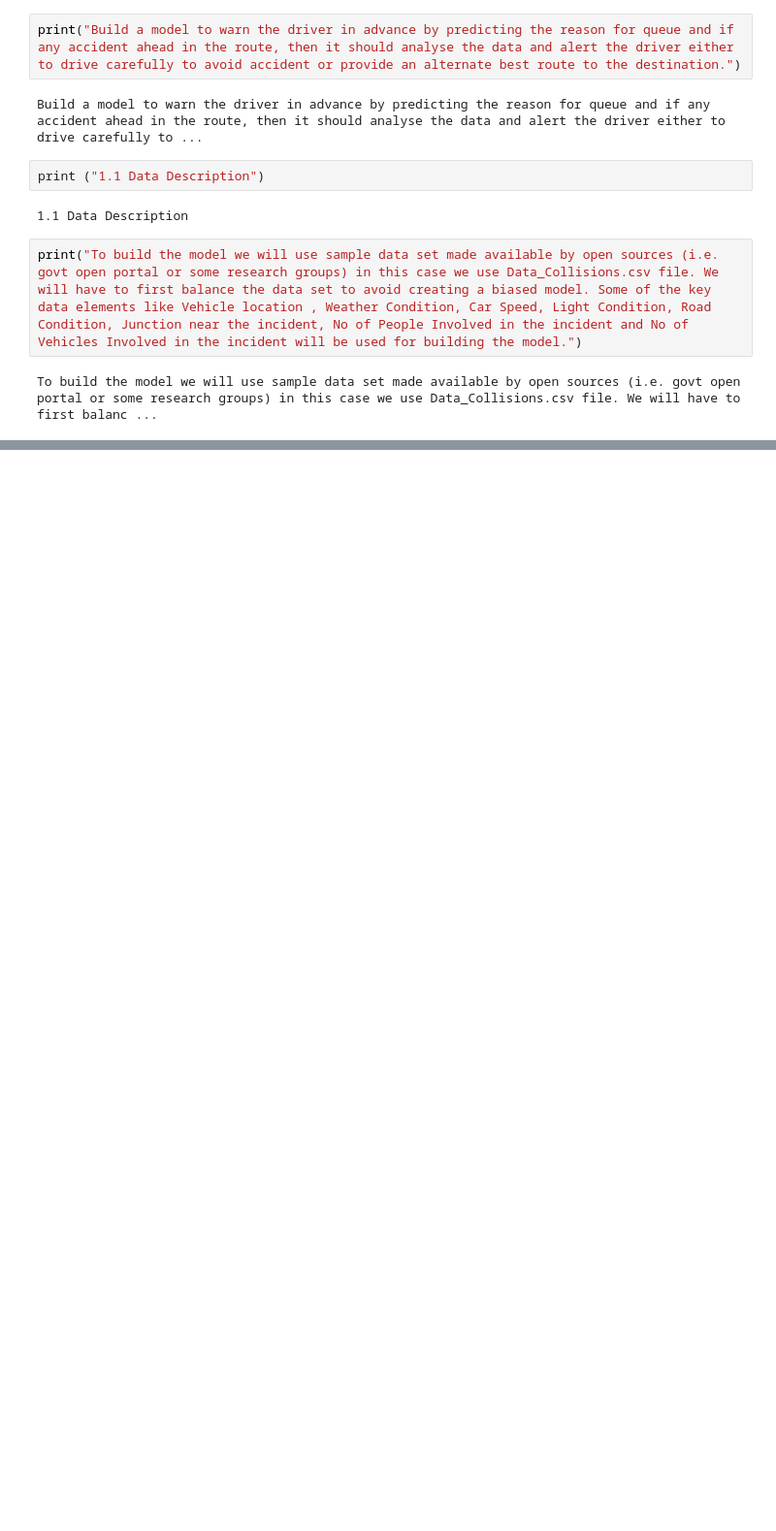
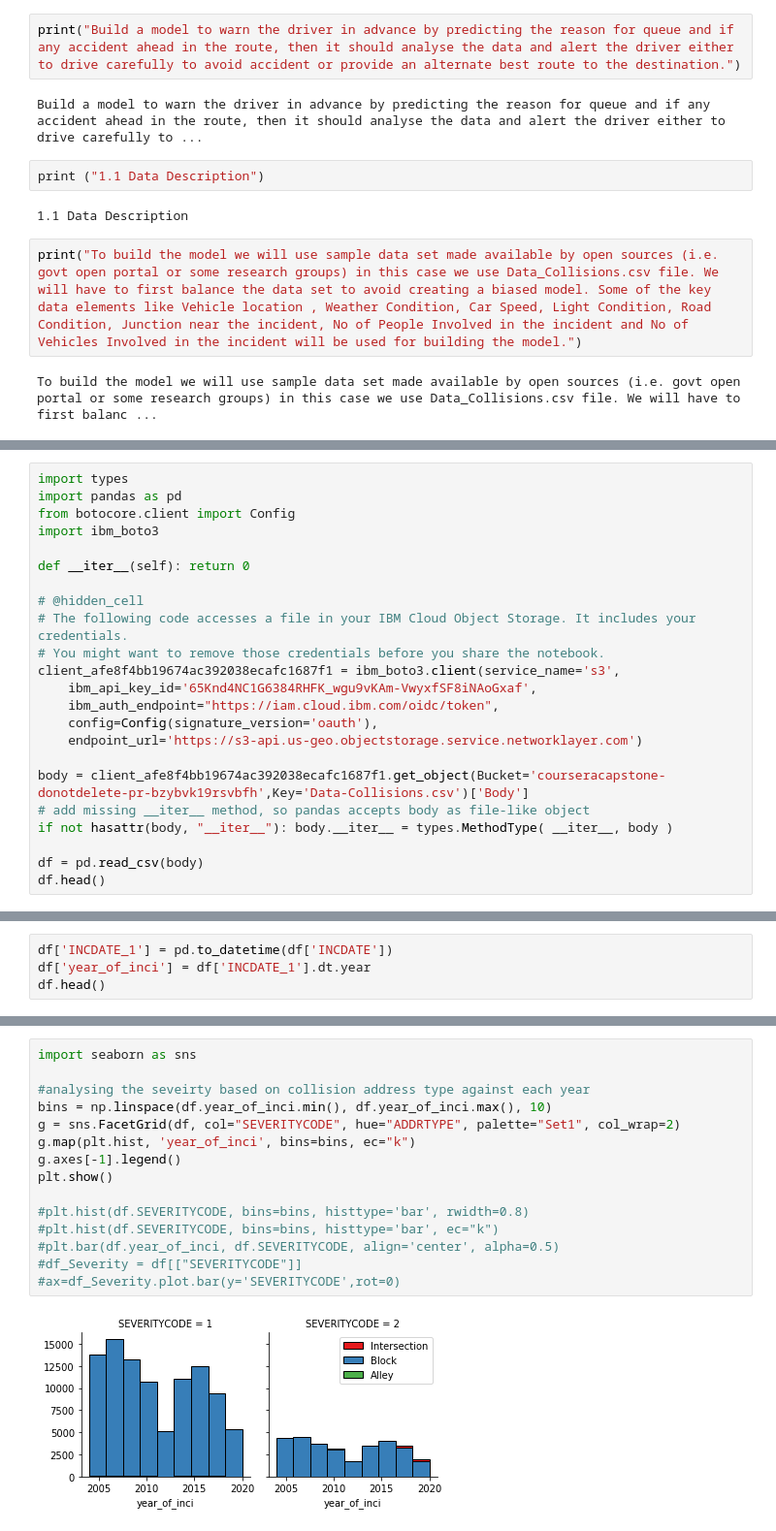
Before and after one commit to willis9974/New-Coursera_Capstone, a Jupyter notebook: Warning_Driver_Predcit_Incident.ipynb, the cells around one changed output, grey strips where cells are left out. Shown: that part at 97% size. Saved outputs shown, nothing was run; the diff lists cells and outputs as text; blank space fills up the shorter version.

```diff
--- a/Warning_Driver_Predcit_Incident.ipynb
+++ b/Warning_Driver_Predcit_Incident.ipynb
@@ -16,0 +27,23 @@ To build the model we will use sample data set made available by open sources (i
+# %%
+import types
+import pandas as pd
+from botocore.client import Config
+import ibm_boto3
+
+def __iter__(self): return 0
+
+# @hidden_cell
+# The following code accesses a file in your IBM Cloud Object Storage. It includes your credentials.
+# You might want to remove those credentials before you share the notebook.
+client_afe8f4bb19674ac392038ecafc1687f1 = ibm_boto3.client(service_name='s3',
+    ibm_api_key_id='65Knd4NC1G6384RHFK_wgu9vKAm-VwyxfSF8iNAoGxaf',
+    ibm_auth_endpoint="https://iam.cloud.ibm.com/oidc/token",
+    config=Config(signature_version='oauth'),
+    endpoint_url='https://s3-api.us-geo.objectstorage.service.networklayer.com')
+
+body = client_afe8f4bb19674ac392038ecafc1687f1.get_object(Bucket='courseracapstone-donotdelete-pr-bzybvk19rsvbfh',Key='Data-Collisions.csv')['Body']
+# add missing __iter__ method, so pandas accepts body as file-like object
+if not hasattr(body, "__iter__"): body.__iter__ = types.MethodType( __iter__, body )
+
+df = pd.read_csv(body)
+df.head()
@@ -16,0 +146,4 @@ To build the model we will use sample data set made available by open sources (i
+# %%
+df['INCDATE_1'] = pd.to_datetime(df['INCDATE'])
+df['year_of_inci'] = df['INCDATE_1'].dt.year
+df.head()
@@ -16,0 +178,17 @@ To build the model we will use sample data set made available by open sources (i
+# %%
+import seaborn as sns
+
+#analysing the seveirty based on collision address type against each year
+bins = np.linspace(df.year_of_inci.min(), df.year_of_inci.max(), 10)
+g = sns.FacetGrid(df, col="SEVERITYCODE", hue="ADDRTYPE", palette="Set1", col_wrap=2)
+g.map(plt.hist, 'year_of_inci', bins=bins, ec="k")
+g.axes[-1].legend()
+plt.show()
+
+#plt.hist(df.SEVERITYCODE, bins=bins, histtype='bar', rwidth=0.8)
+#plt.hist(df.SEVERITYCODE, bins=bins, histtype='bar', ec="k")
+#plt.bar(df.year_of_inci, df.SEVERITYCODE, align='center', alpha=0.5)
+#df_Severity = df[["SEVERITYCODE"]]
+#ax=df_Severity.plot.bar(y='SEVERITYCODE',rot=0)
+# %% [output]
+[figure, added]
```
Also changed, not shown: parts of 48 cells of this notebook.
